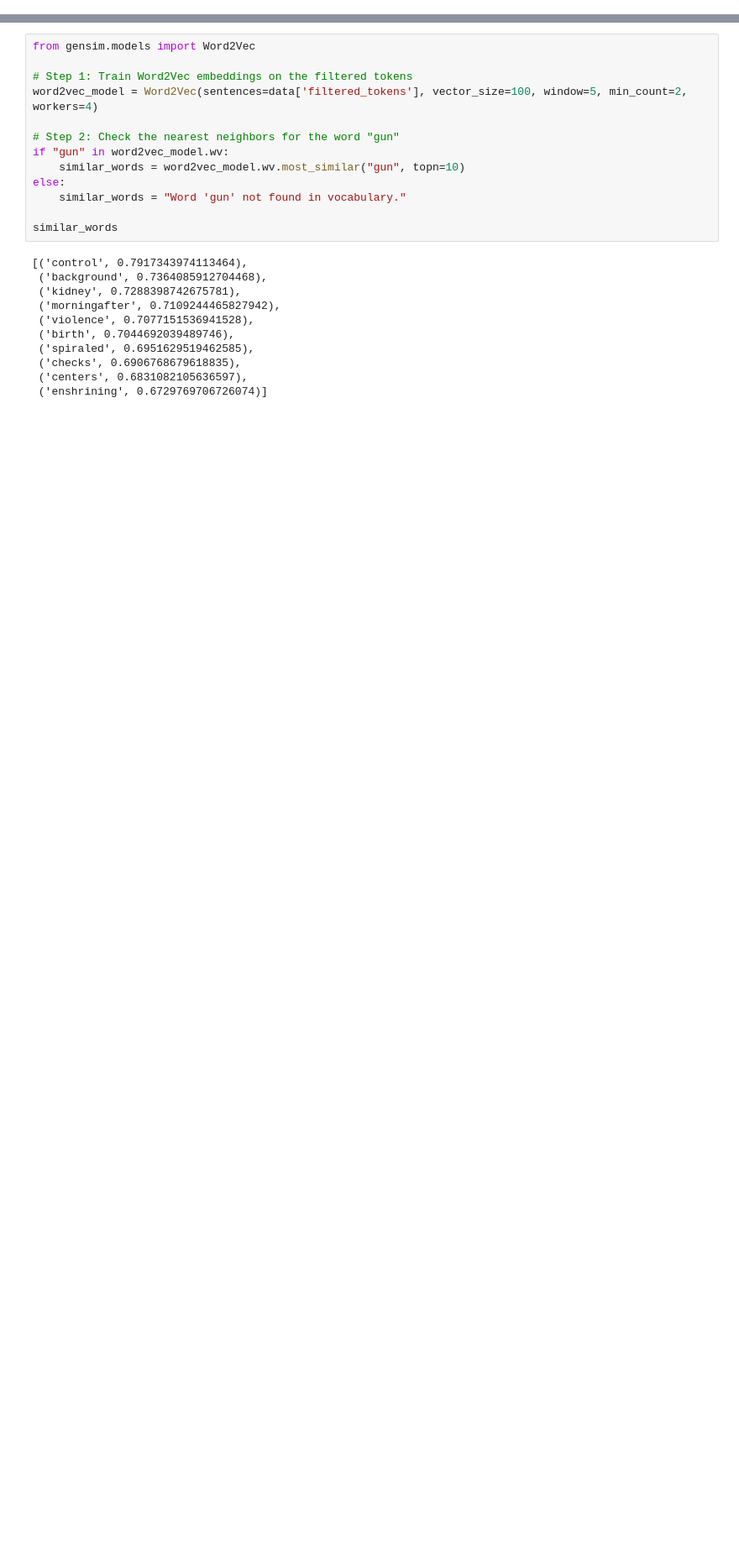
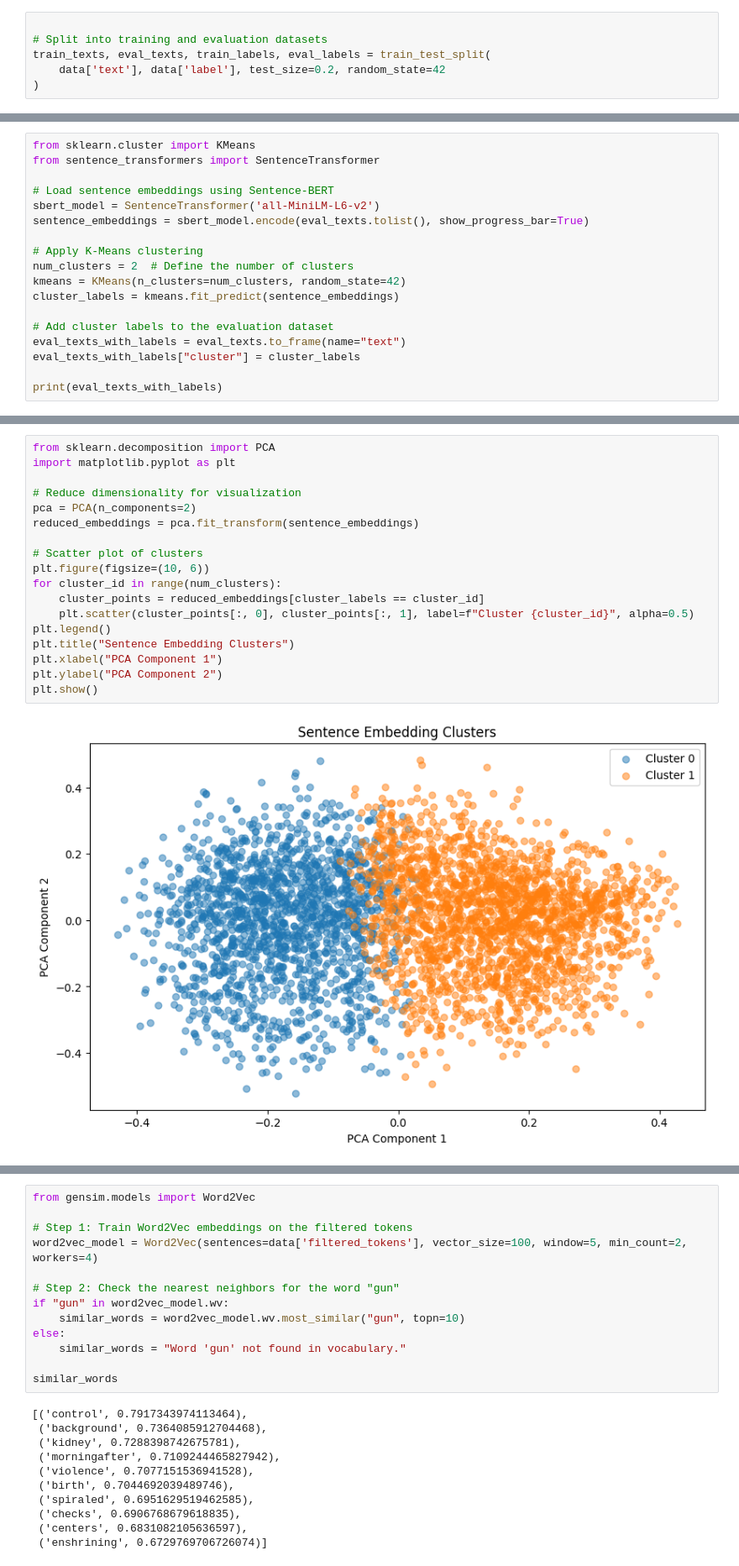
Before and after one commit to MiriamRunde/Qbias, a Jupyter notebook: explore.ipynb, the cells around one changed output, grey strips where cells are left out. Shown at 84% size. Saved outputs shown, nothing was run; the diff lists cells and outputs as text; blank space fills up the shorter version.

```diff
--- a/explore.ipynb
+++ b/explore.ipynb
@@ -32,3 +67,9 @@ dtype: int64
+# %%
+
+# Split into training and evaluation datasets
+train_texts, eval_texts, train_labels, eval_labels = train_test_split(
+    data['text'], data['label'], test_size=0.2, random_state=42
+)
 # %%
 # Initialize the tokenizer
 tokenizer = RobertaTokenizer.from_pretrained("roberta-base")
@@ -278,0 +539,18 @@ plt.show()
+# %%
+from sklearn.cluster import KMeans
+from sentence_transformers import SentenceTransformer
+
+# Load sentence embeddings using Sentence-BERT
+sbert_model = SentenceTransformer('all-MiniLM-L6-v2')
+sentence_embeddings = sbert_model.encode(eval_texts.tolist(), show_progress_bar=True)
+
+# Apply K-Means clustering
+num_clusters = 2  # Define the number of clusters
+kmeans = KMeans(n_clusters=num_clusters, random_state=42)
+cluster_labels = kmeans.fit_predict(sentence_embeddings)
+
+# Add cluster labels to the evaluation dataset
+eval_texts_with_labels = eval_texts.to_frame(name="text")
+eval_texts_with_labels["cluster"] = cluster_labels
+
+print(eval_texts_with_labels)
@@ -278,0 +585,20 @@ plt.show()
+# %%
+from sklearn.decomposition import PCA
+import matplotlib.pyplot as plt
+
+# Reduce dimensionality for visualization
+pca = PCA(n_components=2)
+reduced_embeddings = pca.fit_transform(sentence_embeddings)
+
+# Scatter plot of clusters
+plt.figure(figsize=(10, 6))
+for cluster_id in range(num_clusters):
+    cluster_points = reduced_embeddings[cluster_labels == cluster_id]
+    plt.scatter(cluster_points[:, 0], cluster_points[:, 1], label=f"Cluster {cluster_id}", alpha=0.5)
+plt.legend()
+plt.title("Sentence Embedding Clusters")
+plt.xlabel("PCA Component 1")
+plt.ylabel("PCA Component 2")
+plt.show()
+# %% [output]
+[figure, added]
```
Also changed, not shown: parts of 34 cells of this notebook.
